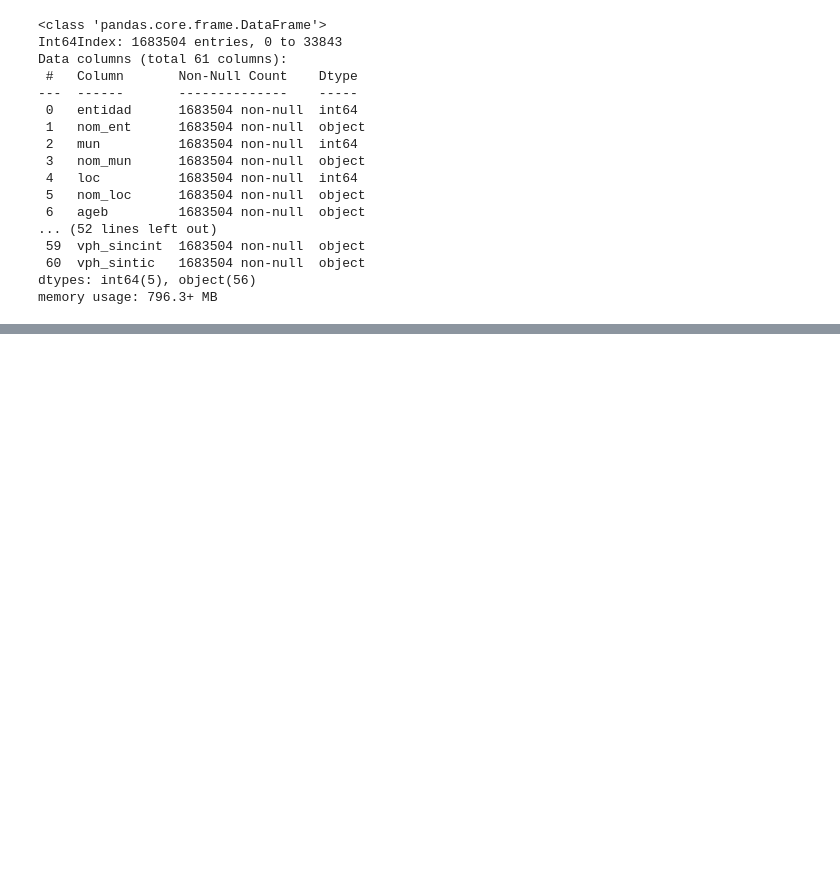
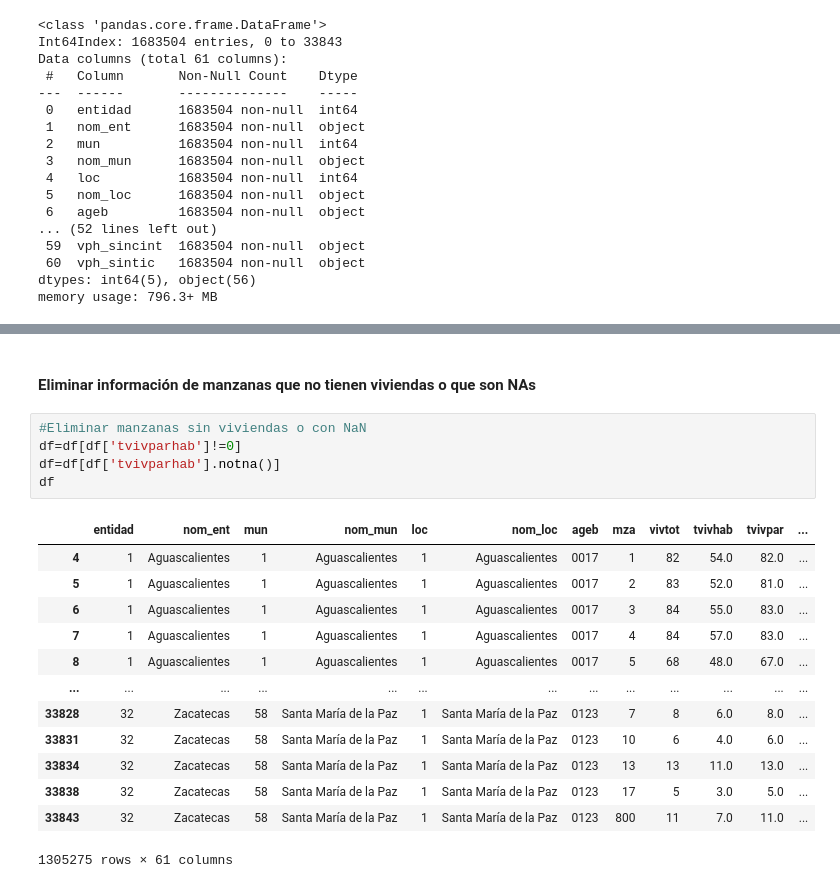
Before and after one commit to claudiodanielpc/proyecto_infotec, a Jupyter notebook: preproc_info_inegi.ipynb, the cells around one changed output, grey strips where cells are left out. Cells and saved outputs as stored; diff of their text form; blank space fills up the shorter version.

```diff
--- a/preproc_info_inegi.ipynb
+++ b/preproc_info_inegi.ipynb
@@ -154,0 +233,21 @@ memory usage: 796.3+ MB
+# %% [markdown]
+#### Eliminar información de manzanas que no tienen viviendas o que son NAs
+# %%
+#Eliminar manzanas sin viviendas o con NaN
+df=df[df['tvivparhab']!=0]
+df=df[df['tvivparhab'].notna()]
+df
+# %% [output]
+|  | entidad | nom_ent | mun | nom_mun | loc | nom_loc | ageb | mza | vivtot | tvivhab | tvivpar | ... |
+| 4 | 1 | Aguascalientes | 1 | Aguascalientes | 1 | Aguascalientes | 0017 | 1 | 82 | 54.0 | 82.0 | ... |
+| 5 | 1 | Aguascalientes | 1 | Aguascalientes | 1 | Aguascalientes | 0017 | 2 | 83 | 52.0 | 81.0 | ... |
+| 6 | 1 | Aguascalientes | 1 | Aguascalientes | 1 | Aguascalientes | 0017 | 3 | 84 | 55.0 | 83.0 | ... |
+| 7 | 1 | Aguascalientes | 1 | Aguascalientes | 1 | Aguascalientes | 0017 | 4 | 84 | 57.0 | 83.0 | ... |
+| 8 | 1 | Aguascalientes | 1 | Aguascalientes | 1 | Aguascalientes | 0017 | 5 | 68 | 48.0 | 67.0 | ... |
+| ... | ... | ... | ... | ... | ... | ... | ... | ... | ... | ... | ... | ... |
+| 33828 | 32 | Zacatecas | 58 | Santa María de la Paz | 1 | Santa María de la Paz | 0123 | 7 | 8 | 6.0 | 8.0 | ... |
+| 33831 | 32 | Zacatecas | 58 | Santa María de la Paz | 1 | Santa María de la Paz | 0123 | 10 | 6 | 4.0 | 6.0 | ... |
+| 33834 | 32 | Zacatecas | 58 | Santa María de la Paz | 1 | Santa María de la Paz | 0123 | 13 | 13 | 11.0 | 13.0 | ... |
+| 33838 | 32 | Zacatecas | 58 | Santa María de la Paz | 1 | Santa María de la Paz | 0123 | 17 | 5 | 3.0 | 5.0 | ... |
+| 33843 | 32 | Zacatecas | 58 | Santa María de la Paz | 1 | Santa María de la Paz | 0123 | 800 | 11 | 7.0 | 11.0 | ... |
+1305275 rows × 61 columns
```
Also changed, not shown: parts of 26 cells of this notebook, 12 other files.
